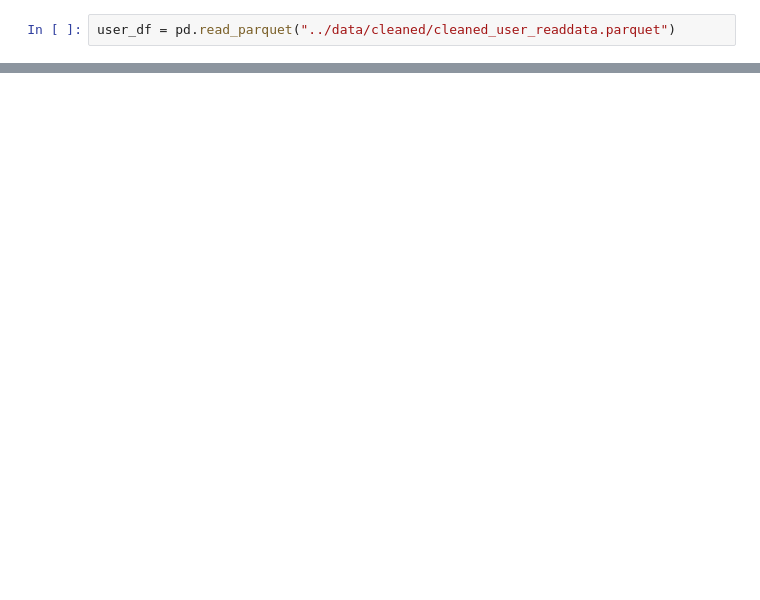
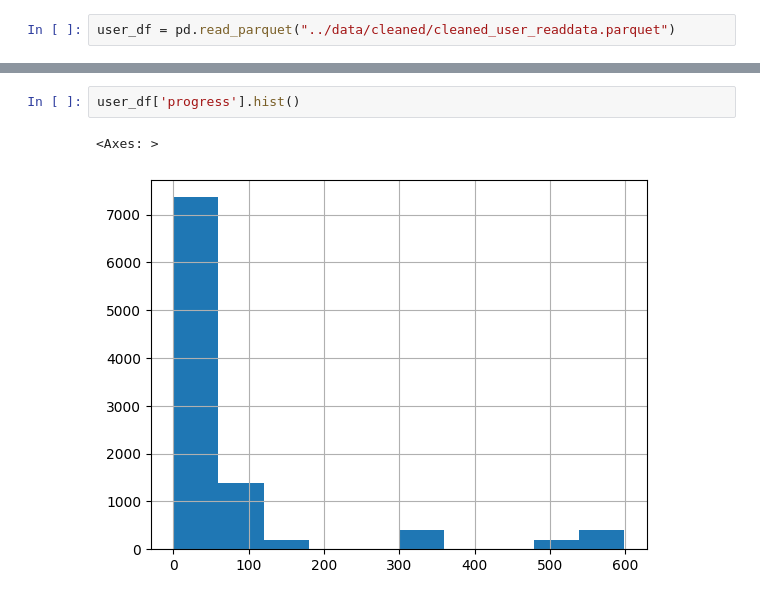
Before and after one commit to mannkenn/manga-recs, a Jupyter notebook: notebooks/feature_engineering.ipynb, the cells around one changed output, grey strips where cells are left out. Drawn from its saved outputs; the diff is of its cells as text; blank space fills up the shorter version.

```diff
--- a/notebooks/feature_engineering.ipynb
+++ b/notebooks/feature_engineering.ipynb
@@ -51,0 +55,5 @@ user_df
+# %%
+user_df['progress'].hist()
+# %% [output]
+<Axes: >
+[figure, added]
```
Also changed, not shown: parts of 10 cells of this notebook, 3 other files.
